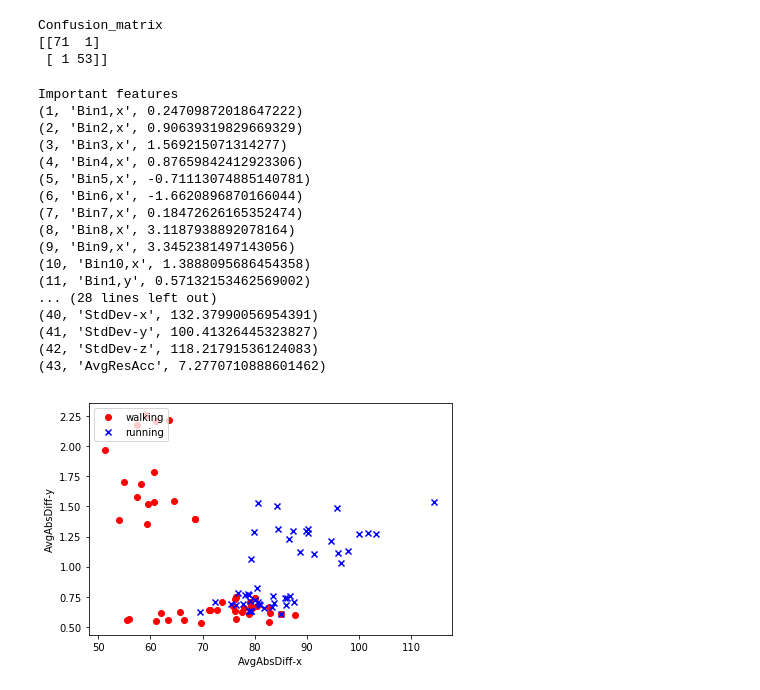
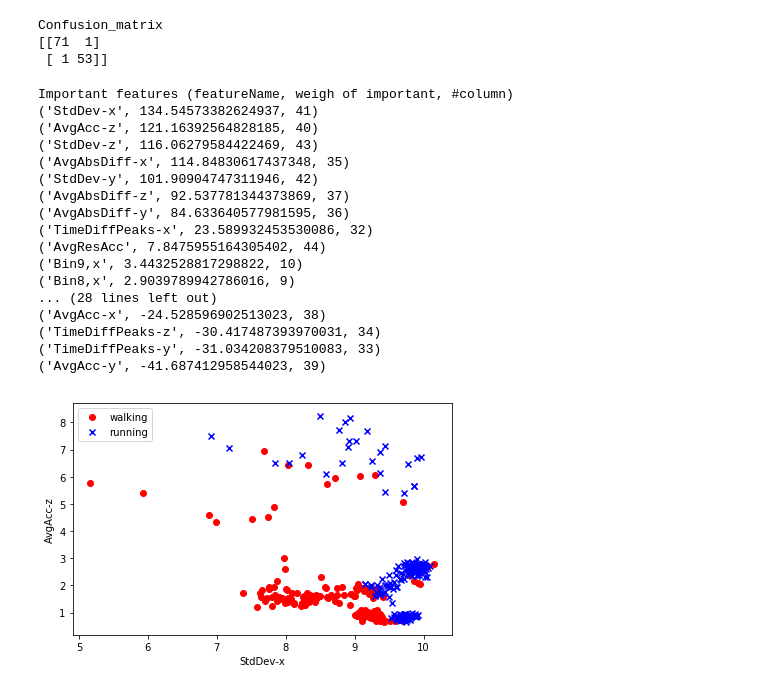
Before and after one commit to bkommineni/Activity-Recognition-Using-Sensordata, a Jupyter notebook: NeuronBinaryClassification/Jupyter_Notebook/Perceptron_3_train_3_val.ipynb, the cells around one changed output. Drawn from its saved outputs; the diff is of its cells as text; code cells hidden in the pictures.

Commit message:
Add scatter plot graph

```diff
--- a/NeuronBinaryClassification/Jupyter_Notebook/Perceptron_3_train_3_val.ipynb
+++ b/NeuronBinaryClassification/Jupyter_Notebook/Perceptron_3_train_3_val.ipynb
@@ -34,44 +35,50 @@ Confusion_matrix
 [[71  1]
  [ 1 53]]
 # %%
-print ('Important features')
+print ('Important features (featureName, weigh of important, #column)')
 header = list(df.head(1))
+important_feature = []
 for i in range(0,len(ppn.coef_[0])):
-    print (i+1,header[i+2],ppn.coef_[0][i])
+    important_feature.append((header[i+2],ppn.coef_[0][i],i+2))
+sorted_list = sorted(important_feature,key=lambda important_feature: important_feature[1],reverse=True)
+for j in range(0,len(sorted_list)):
+        first_imp_fea = sorted_list[0]
+        second_imp_fea = sorted_list[1]
+        print sorted_list[j]
 # %% [output]
-Important features
-(1, 'Bin1,x', 0.24709872018647222)
-(2, 'Bin2,x', 0.90639319829669329)
-(3, 'Bin3,x', 1.569215071314277)
-(4, 'Bin4,x', 0.87659842412923306)
-(5, 'Bin5,x', -0.71113074885140781)
-(6, 'Bin6,x', -1.6620896870166044)
-(7, 'Bin7,x', 0.18472626165352474)
-(8, 'Bin8,x', 3.1187938892078164)
-(9, 'Bin9,x', 3.3452381497143056)
-(10, 'Bin10,x', 1.3888095686454358)
-(11, 'Bin1,y', 0.57132153462569002)
+Important features (featureName, weigh of important, #column)
+('StdDev-x', 134.54573382624937, 41)
+('AvgAcc-z', 121.16392564828185, 40)
+('StdDev-z', 116.06279584422469, 43)
+('AvgAbsDiff-x', 114.84830617437348, 35)
+('StdDev-y', 101.90904747311946, 42)
+('AvgAbsDiff-z', 92.537781344373869, 37)
+('AvgAbsDiff-y', 84.633640577981595, 36)
+('TimeDiffPeaks-x', 23.589932453530086, 32)
+('AvgResAcc', 7.8475955164305402, 44)
+('Bin9,x', 3.4432528817298822, 10)
+('Bin8,x', 2.9039789942786016, 9)
 ... (28 lines left out)
-(40, 'StdDev-x', 132.37990056954391)
-(41, 'StdDev-y', 100.41326445323827)
-(42, 'StdDev-z', 118.21791536124083)
-(43, 'AvgResAcc', 7.2770710888601462)
+('AvgAcc-x', -24.528596902513023, 38)
+('TimeDiffPeaks-z', -30.417487393970031, 34)
+('TimeDiffPeaks-y', -31.034208379510083, 33)
+('AvgAcc-y', -41.687412958544023, 39)
 # %%
 #get data first 100 rows
-y = df.iloc[0:100, 45].values
+y = df.iloc[:, 45].values
 y = np.where(y == 'walking', -1, 1)
 #use AvgAbsDiff-x and AvgAbsDiff-y
-X = df.iloc[0:100, [34, 36]].values
+X = df.iloc[:, [40,42]].values
 # plot data
-plt.scatter(X[:50, 0], X[:50, 1],
+plt.scatter(X[:len(df)/2, 0], X[:len(df)/2, 1],
            color='red', marker='o', label='walking')
-plt.scatter(X[50:100, 0], X[50:100, 1],
+plt.scatter(X[len(df)/2:len(df), 0], X[len(df)/2:len(df), 1],
            color='blue', marker='x', label='running')
 
-plt.xlabel('AvgAbsDiff-x')
-plt.ylabel('AvgAbsDiff-y')
+plt.xlabel('%s'%first_imp_fea[0])
+plt.ylabel('%s'%second_imp_fea[0])
 plt.legend(loc='upper left')
 plt.tight_layout()
 plt.show()
 # %% [output]
-[figure, old version]
+[figure, new version]
```
Also changed, not shown: parts of 4 cells of this notebook.
